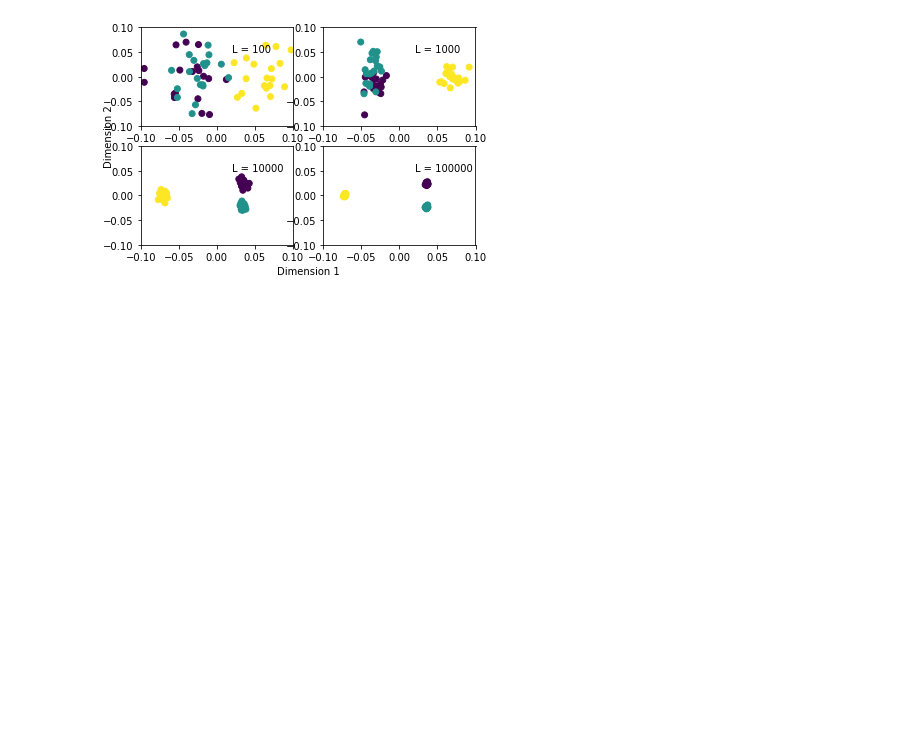
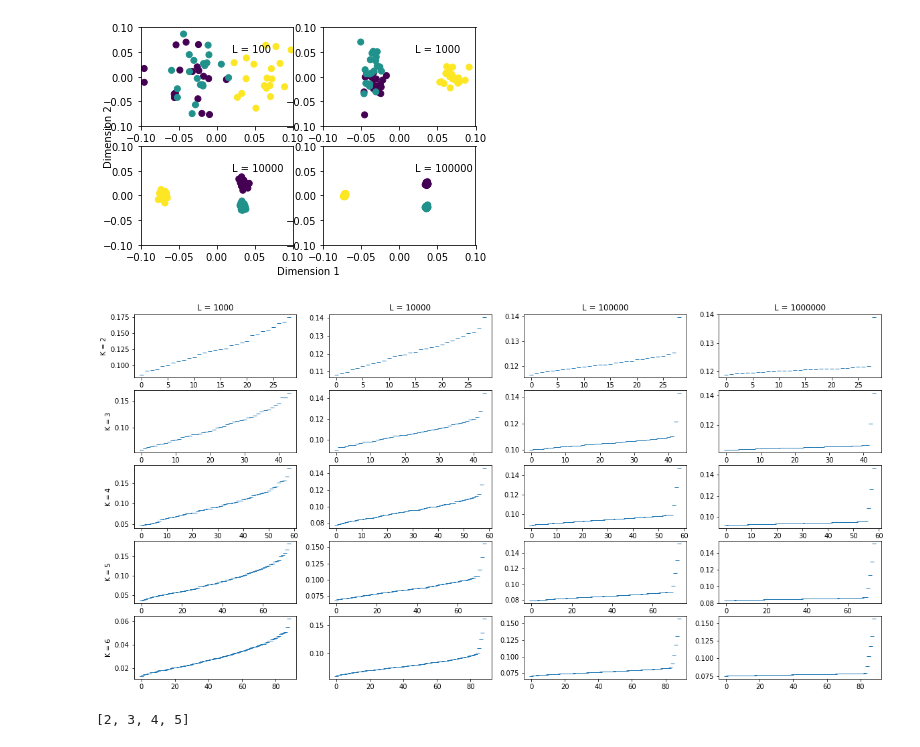
Before and after one commit to frederic-michaud/medeas_simulation, a Jupyter notebook: n_population/analyse_result.ipynb, the cells around one changed output. Saved outputs shown, nothing was run; the diff lists cells and outputs as text; code cells hidden in the pictures; blank space fills up the shorter version.

```diff
--- a/n_population/analyse_result.ipynb
+++ b/n_population/analyse_result.ipynb
@@ -155,3 +155,28 @@ fig.savefig(os.path.join(simulation_subfolder,"PCA.pdf"))
  1.11838203e-02 1.11224755e-02 1.10600376e-02 1.10084613e-02
  1.08536465e-02 1.07690939e-02 1.06737041e-02 6.02784256e-17]
 [figure]
+# %%
+prop_cycle = plt.rcParams['axes.prop_cycle']
+Ls = [1000,10000,100000,1000000]
+colors = prop_cycle.by_key()['color']
+fig = plt.figure(figsize=(20, 10))
+Ks = range(2,7)
+index = 1
+for K in Ks:
+    for L in Ls:
+        location_vector = os.path.join(simulation_subfolder, f'convergence_speed',f'L_{L}',f'K_{K}',"MDS_eigensystem",'p2.vecs.data')
+        val,vec = pickle.load(open(location_vector,"rb"))
+        ax = fig.add_subplot(len(Ks),len(Ls),index)
+        ax.plot(val[1:],"_")
+        index = index+1
+        if L == Ls[0]:
+            ax.set_ylabel(f'K = {K}')
+        if K == Ks[0]:
+            ax.set_title(f'L = {L}')
+plt.savefig(os.path.join(simulation_subfolder,"eigenvalue_spectrum.pdf"))
+# %% [output]
+[figure, added]
+# %%
+list(Ks)
+# %% [output]
+[2, 3, 4, 5]
```
Also changed, not shown: 24 other files.
